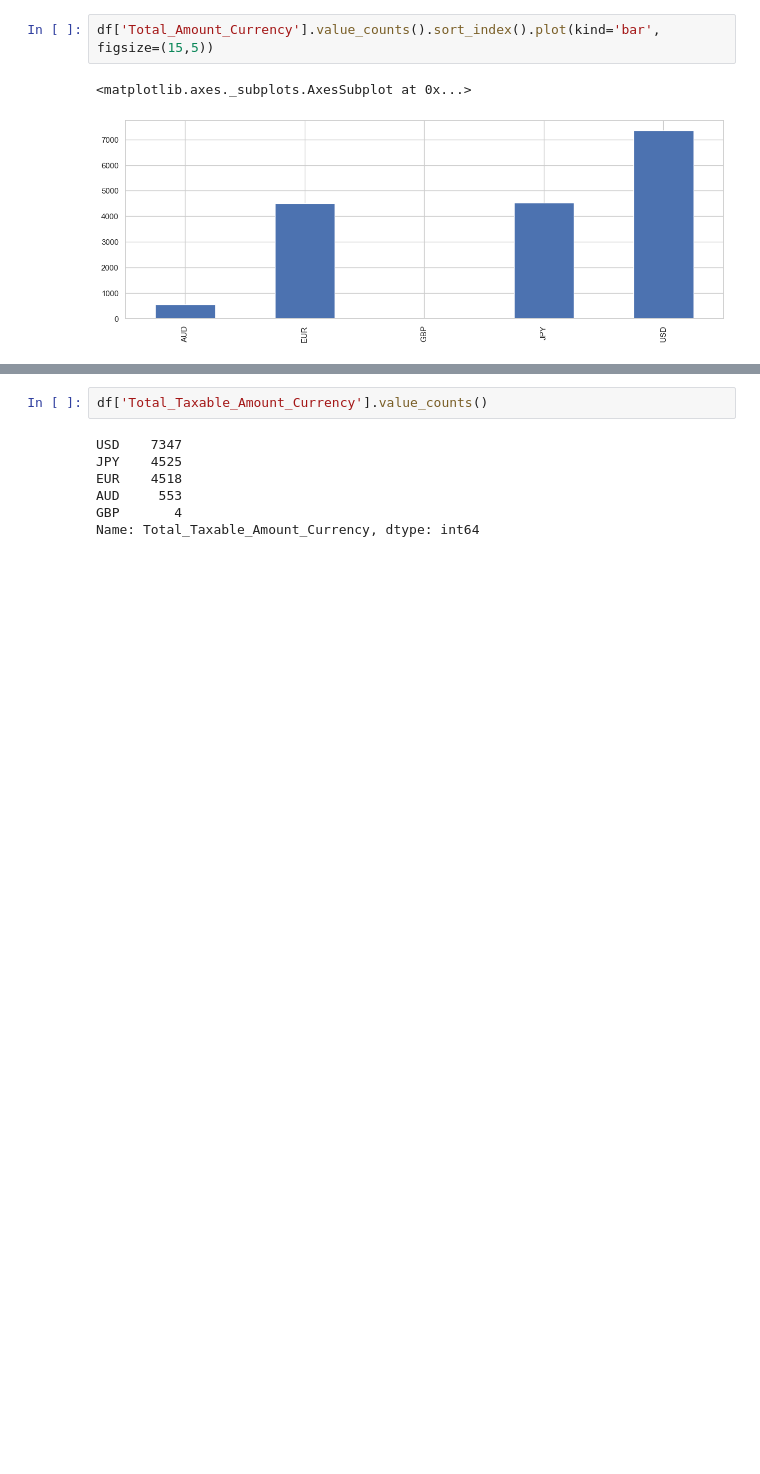
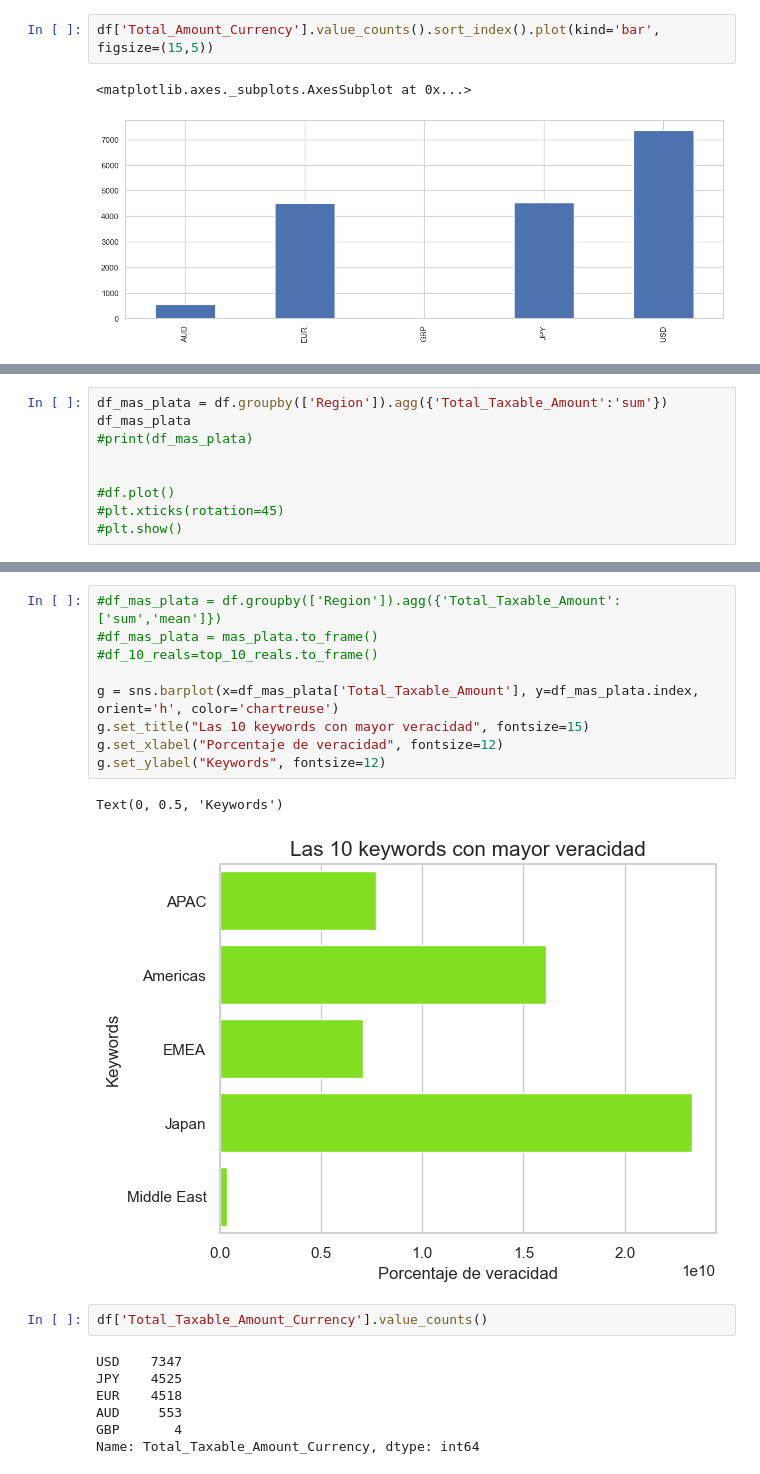
Before and after one commit to fede-alt/datos_2c2020_tp1, a Jupyter notebook: Pruebas/Pruebas_Art.ipynb, the cells around one changed output, grey strips where cells are left out. Saved outputs shown, nothing was run; the diff lists cells and outputs as text; blank space fills up the shorter version.

```diff
--- a/Pruebas/Pruebas_Art.ipynb
+++ b/Pruebas/Pruebas_Art.ipynb
@@ -342,0 +395,9 @@ df['Total_Amount_Currency'].value_counts().sort_index().plot(kind='bar', figsize
+# %%
+df_mas_plata = df.groupby(['Region']).agg({'Total_Taxable_Amount':'sum'})
+df_mas_plata
+#print(df_mas_plata)
+
+
+#df.plot()
+#plt.xticks(rotation=45)
+#plt.show()
@@ -343,3 +412,15 @@ df['Total_Amount_Currency'].value_counts().sort_index().plot(kind='bar', figsize
+# %%
+#df_mas_plata = df.groupby(['Region']).agg({'Total_Taxable_Amount':['sum','mean']})
+#df_mas_plata = mas_plata.to_frame()
+#df_10_reals=top_10_reals.to_frame()
+
+g = sns.barplot(x=df_mas_plata['Total_Taxable_Amount'], y=df_mas_plata.index, orient='h', color='chartreuse')
+g.set_title("Las 10 keywords con mayor veracidad", fontsize=15)
+g.set_xlabel("Porcentaje de veracidad", fontsize=12)
+g.set_ylabel("Keywords", fontsize=12)
+# %% [output]
+Text(0, 0.5, 'Keywords')
+[figure, added]
 # %%
 df['Total_Taxable_Amount_Currency'].value_counts()
 # %% [output]
```
Also changed, not shown: parts of 6 cells of this notebook, 1 other file.
